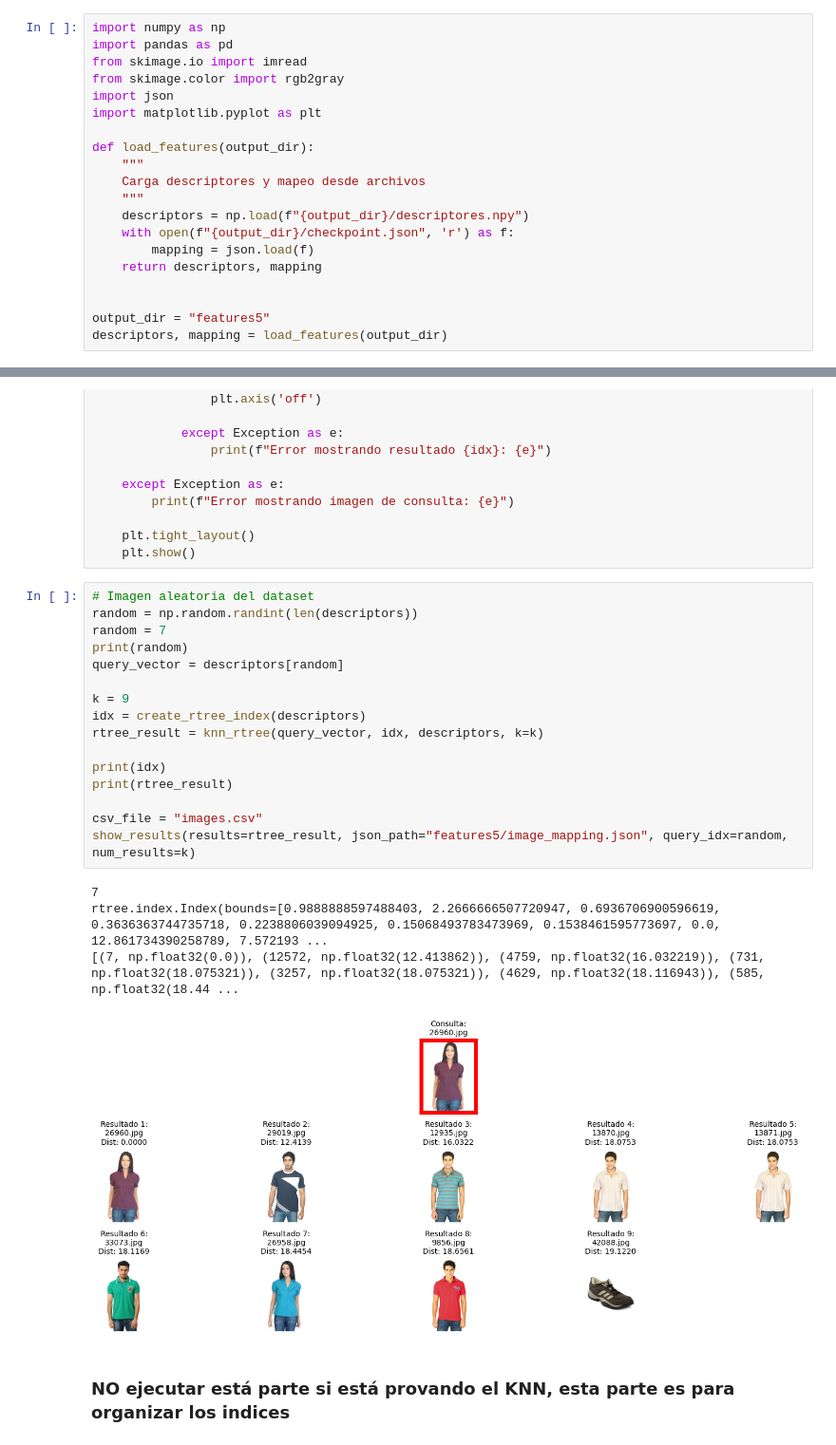
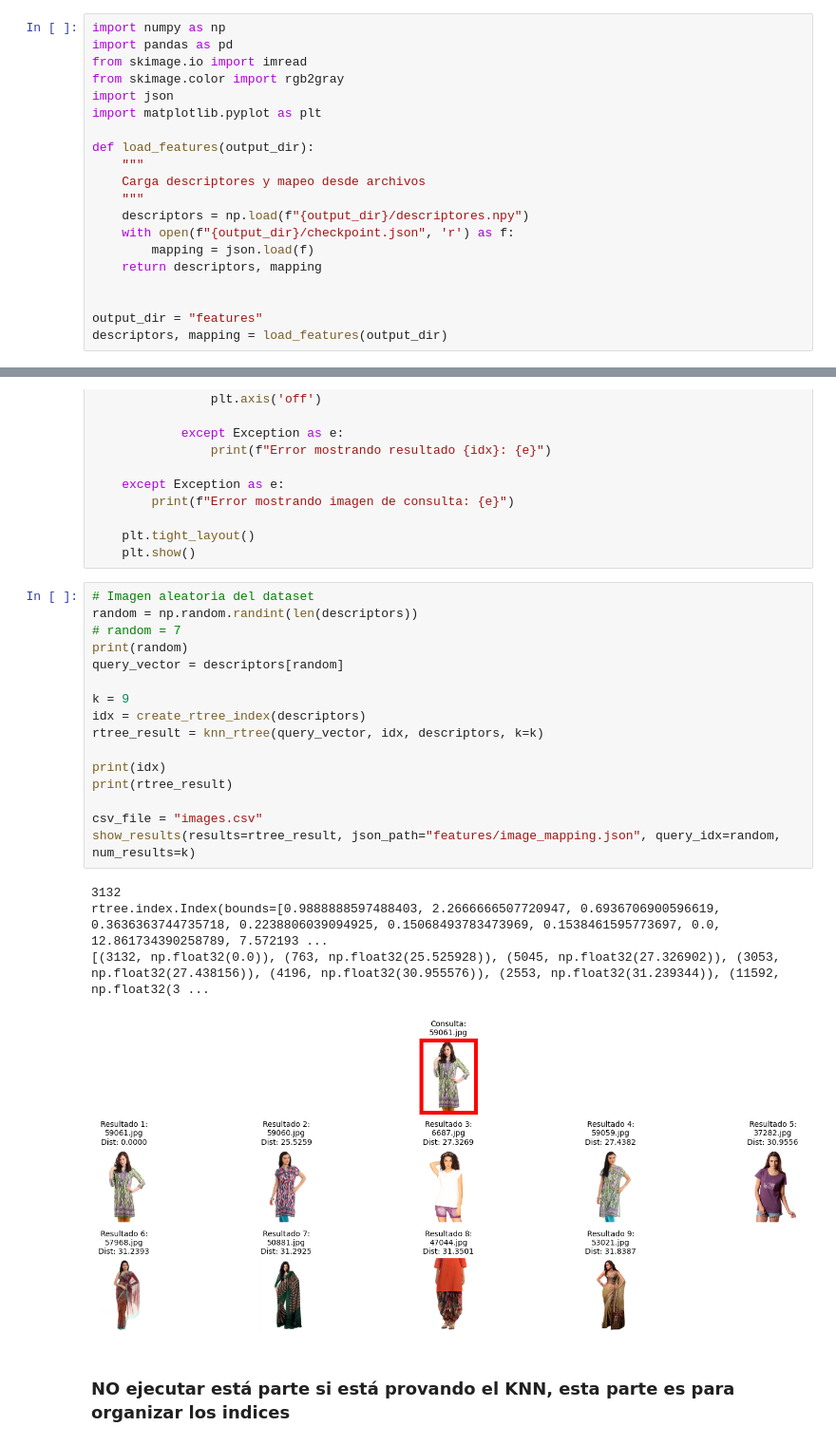
Before and after one commit to Computercitas/Proyecto3, a Jupyter notebook: Extraccion/usoKNN.ipynb, the cells around one changed output, grey strips where cells are left out. Shown at 95% size. Saved outputs shown, nothing was run; the diff lists cells and outputs as text.

Commit message:
Revisar el archivo llamdo usoKNN para ver como como se carga los datos y ver como se muestran las imagenes, hay un archivo image_mapping que relaciona los incides con las imagenes.

```diff
--- a/Extraccion/usoKNN.ipynb
+++ b/Extraccion/usoKNN.ipynb
@@ -18,7 +18,7 @@ def load_features(output_dir):
     return descriptors, mapping
 
 
-output_dir = "features5"
+output_dir = "features"
 descriptors, mapping = load_features(output_dir)
 # %%
 print("Descriptores cargados:")
@@ -136,24 +136,24 @@ def show_results(results, json_path="features/image_mapping.json", query_idx=Non
 # %%
 # Imagen aleatoria del dataset
 random = np.random.randint(len(descriptors))
-random = 7
+# random = 7
 print(random)
 query_vector = descriptors[random]
 
 k = 9
 idx = create_rtree_index(descriptors)
 rtree_result = knn_rtree(query_vector, idx, descriptors, k=k)
 
 print(idx)
 print(rtree_result)
 
 csv_file = "images.csv"
-show_results(results=rtree_result, json_path="features5/image_mapping.json", query_idx=random, num_results=k)
+show_results(results=rtree_result, json_path="features/image_mapping.json", query_idx=random, num_results=k)
 # %% [output]
-7
+3132
 rtree.index.Index(bounds=[0.9888888597488403, 2.2666666507720947, 0.6936706900596619, 0.3636363744735718, 0.2238806039094925, 0.15068493783473969, 0.1538461595773697, 0.0, 12.861734390258789, 7.572193 ...
-[(7, np.float32(0.0)), (12572, np.float32(12.413862)), (4759, np.float32(16.032219)), (731, np.float32(18.075321)), (3257, np.float32(18.075321)), (4629, np.float32(18.116943)), (585, np.float32(18.44 ...
+[(3132, np.float32(0.0)), (763, np.float32(25.525928)), (5045, np.float32(27.326902)), (3053, np.float32(27.438156)), (4196, np.float32(30.955576)), (2553, np.float32(31.239344)), (11592, np.float32(3 ...
-[figure, old version]
+[figure, new version]
 # %% [markdown]
 ### NO ejecutar está parte si está provando el KNN, esta parte es para organizar los indices
 # %%
```
Also changed, not shown: parts of 3 cells of this notebook, 5 other files.
